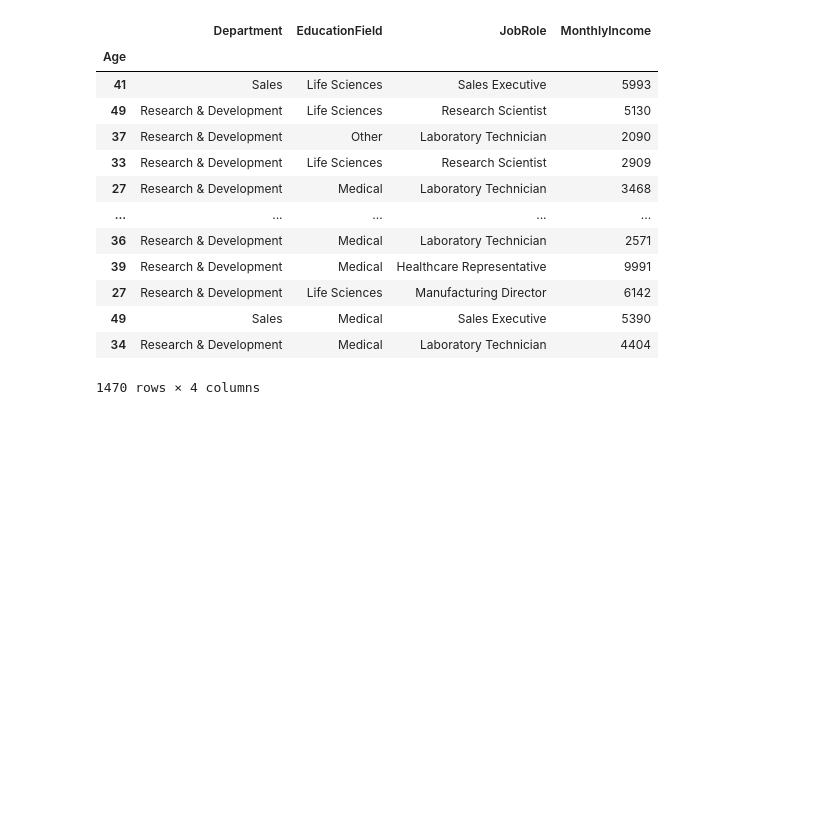
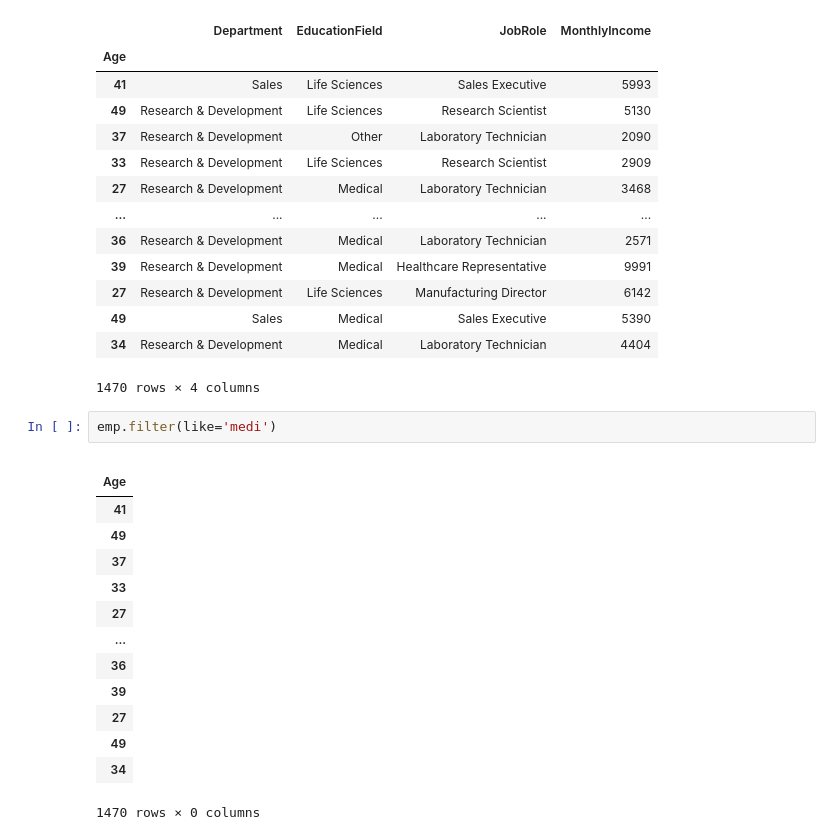
Before and after one commit to Roopa-KR/Python-Concepts, a Jupyter notebook: pandas.ipynb, the cells around one changed output. Saved outputs shown, nothing was run; the diff lists cells and outputs as text; blank space fills up the shorter version.

```diff
--- a/pandas.ipynb
+++ b/pandas.ipynb
@@ -958,3 +958,20 @@ emp.filter(items=['Department','EducationField','JobRole','MonthlyIncome'],axis=
 | 49 | Sales | Medical | Sales Executive | 5390 |
 | 34 | Research & Development | Medical | Laboratory Technician | 4404 |
 1470 rows × 4 columns
+# %%
+emp.filter(like='medi')
+# %% [output]
+|  |
+| Age |
+| 41 |
+| 49 |
+| 37 |
+| 33 |
+| 27 |
+| ... |
+| 36 |
+| 39 |
+| 27 |
+| 49 |
+| 34 |
+1470 rows × 0 columns
```
